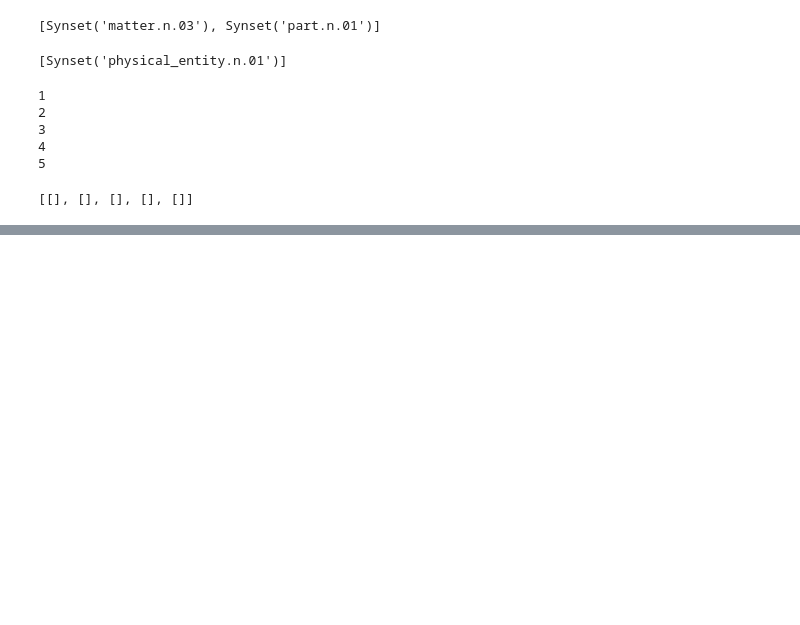
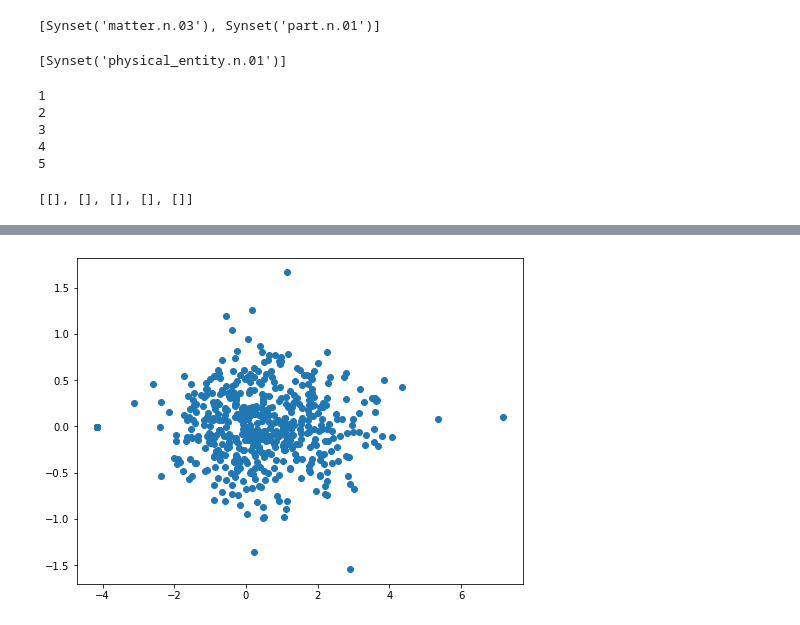
Before and after one commit to DanCrow-BSU/ConcreteAbstract, a Jupyter notebook: explore.ipynb, the cells around one changed output, grey strips where cells are left out. Saved outputs shown, nothing was run; the diff lists cells and outputs as text; code cells hidden in the pictures; blank space fills up the shorter version.

```diff
--- a/explore.ipynb
+++ b/explore.ipynb
@@ -50,0 +110,11 @@ for x in a:
+# %%
+pca2 = PCA(n_components=17)
+pca2.fit(X_features)
+x_3d = pca2.transform(X_features)
+
+plt.figure(figsize=(8,6))
+#plt.scatter(x_3d[:,0], x_3d[:,5], c=list of colors?)
+plt.scatter(x_3d[:,0], x_3d[:,5])
+plt.show()
+# %% [output]
+[figure, added]
```
Also changed, not shown: parts of 7 cells of this notebook, 1 other file.
